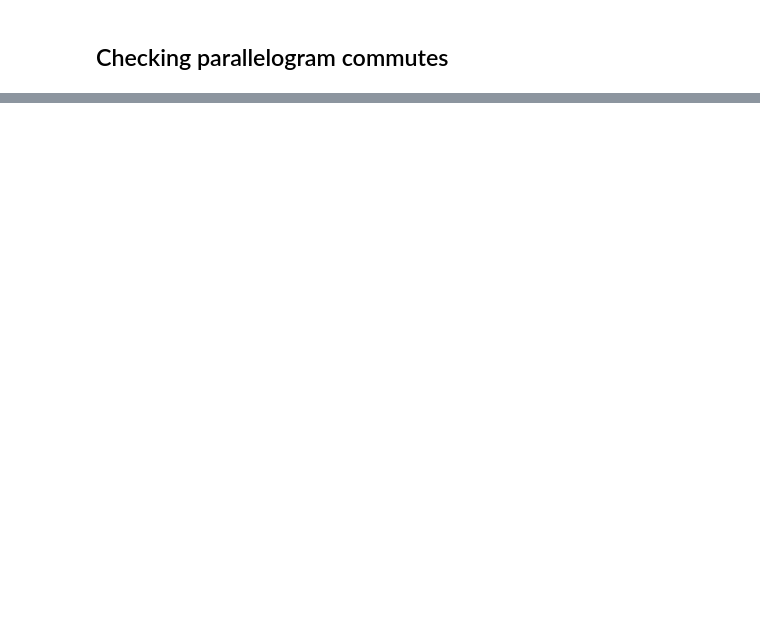
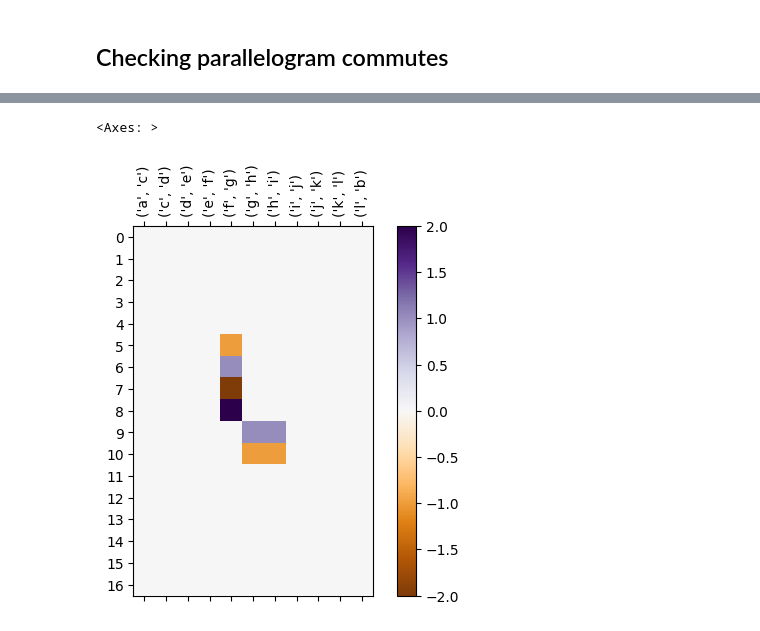
Before and after one commit to MunchLab/ceREEBerus, a Jupyter notebook: doc_source/notebooks/interleaving_basics.ipynb, the cells around one changed output, grey strips where cells are left out. Drawn from its saved outputs; the diff is of its cells as text; code cells hidden in the pictures; blank space fills up the shorter version.

```diff
--- a/doc_source/notebooks/interleaving_basics.ipynb
+++ b/doc_source/notebooks/interleaving_basics.ipynb
@@ -233,0 +234,5 @@ myInt.draw_matrix(myInt.parallelogram_matrix(), colorbar = True)
+# %%
+myInt.draw_matrix(myInt.parallelogram_dist(), colorbar = True, cmap = 'PuOr')
+# %% [output]
+<Axes: >
+[figure, added]
```
Also changed, not shown: parts of 7 cells of this notebook, 25 other files.
